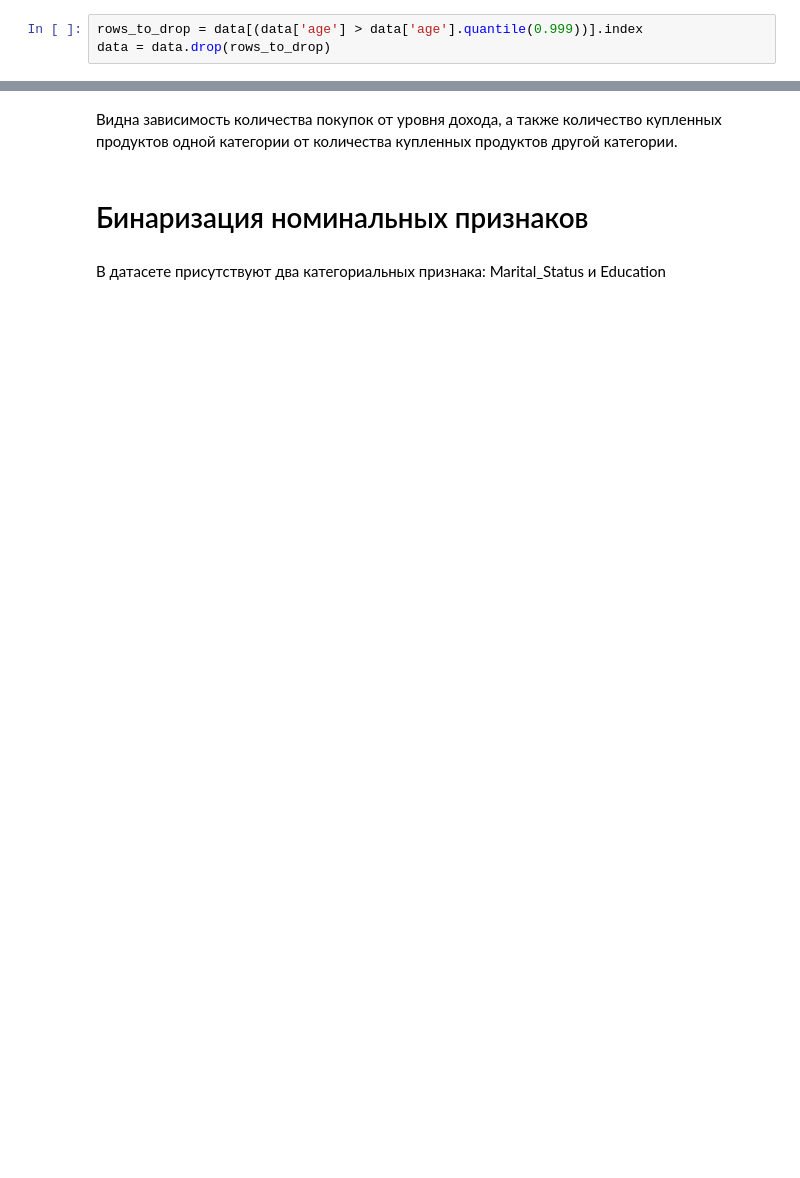
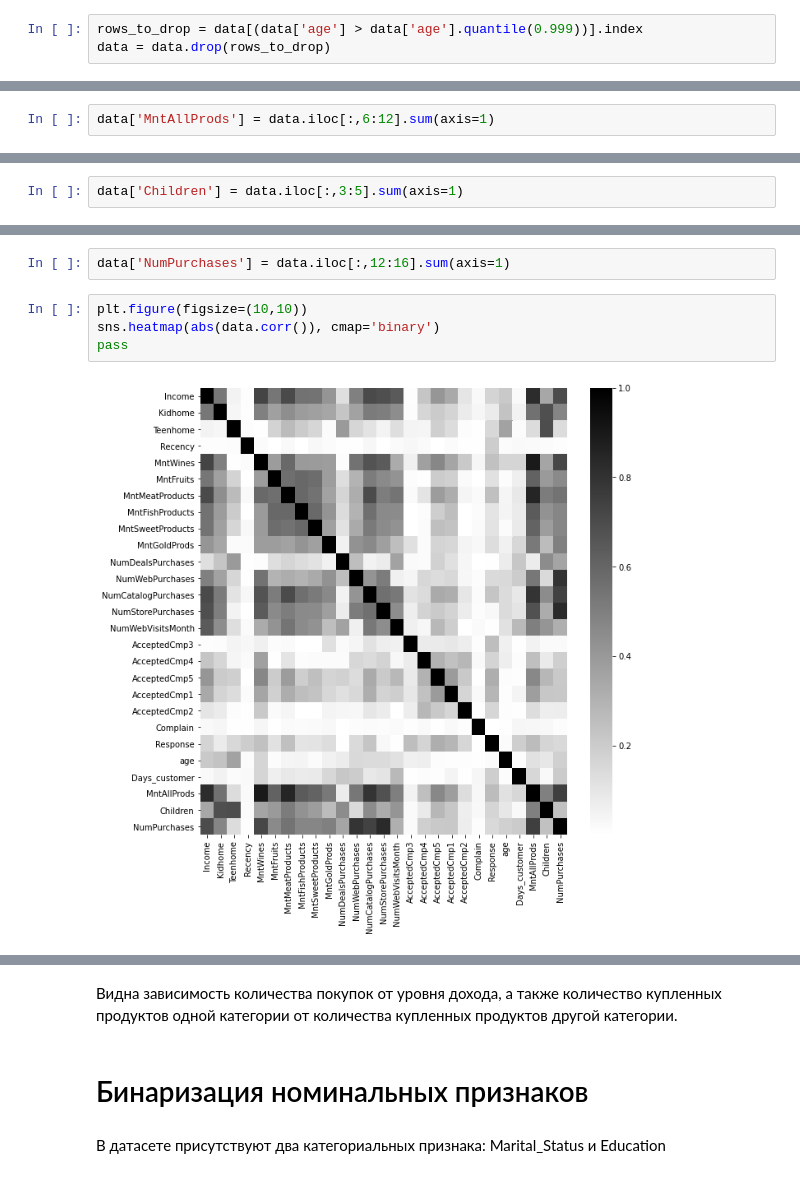
Before and after one commit to alcatkuchera/Marketing_Campaign, a Jupyter notebook: Marketing_campaign.ipynb, the cells around one changed output, grey strips where cells are left out. Cells and saved outputs as stored; diff of their text form; blank space fills up the shorter version.

```diff
--- a/Marketing_campaign.ipynb
+++ b/Marketing_campaign.ipynb
@@ -380,0 +493,2 @@ data = data.drop(rows_to_drop)
+# %%
+data['MntAllProds'] = data.iloc[:,6:12].sum(axis=1)
@@ -380,0 +522,2 @@ data = data.drop(rows_to_drop)
+# %%
+data['Children'] = data.iloc[:,3:5].sum(axis=1)
@@ -400,0 +570,8 @@ corr_mat.where(np.triu(corr_mat > 0.5, k=1)).stack().sort_values(ascending=False
+# %%
+data['NumPurchases'] = data.iloc[:,12:16].sum(axis=1)
+# %%
+plt.figure(figsize=(10,10))
+sns.heatmap(abs(data.corr()), cmap='binary')
+pass
+# %% [output]
+[figure, added]
```
Also changed, not shown: parts of 196 cells of this notebook.
